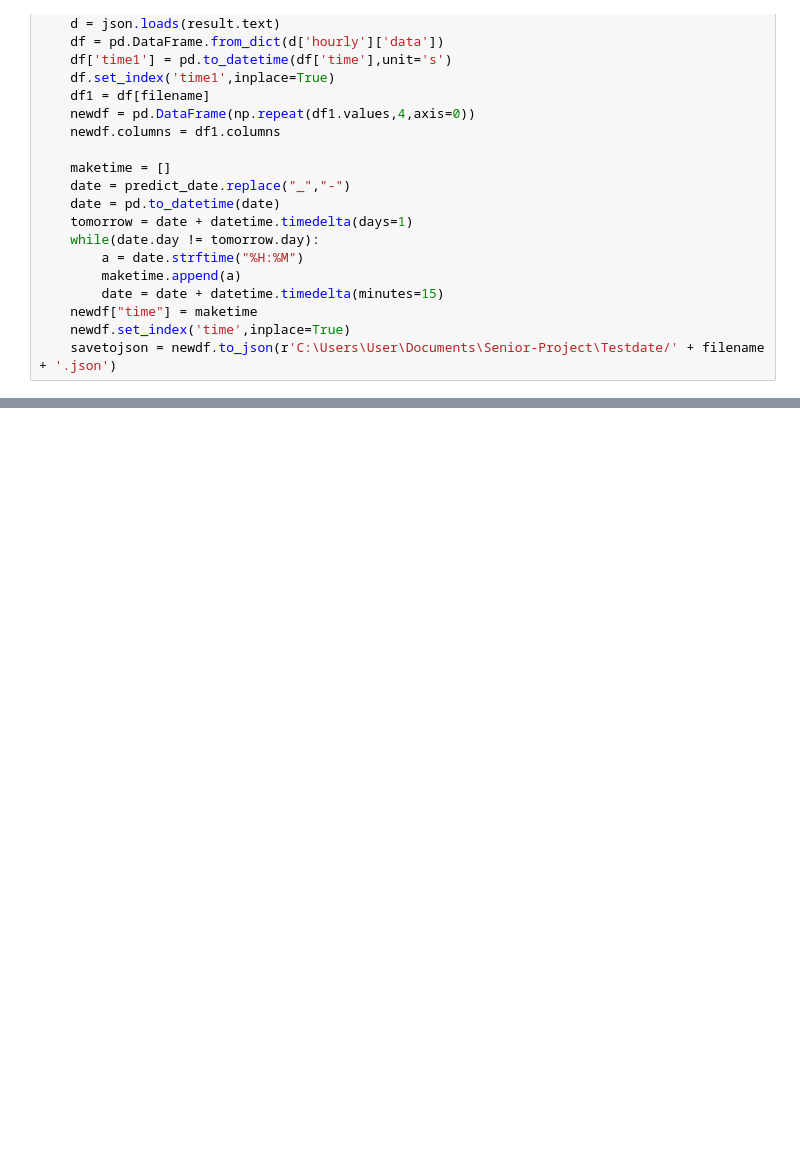
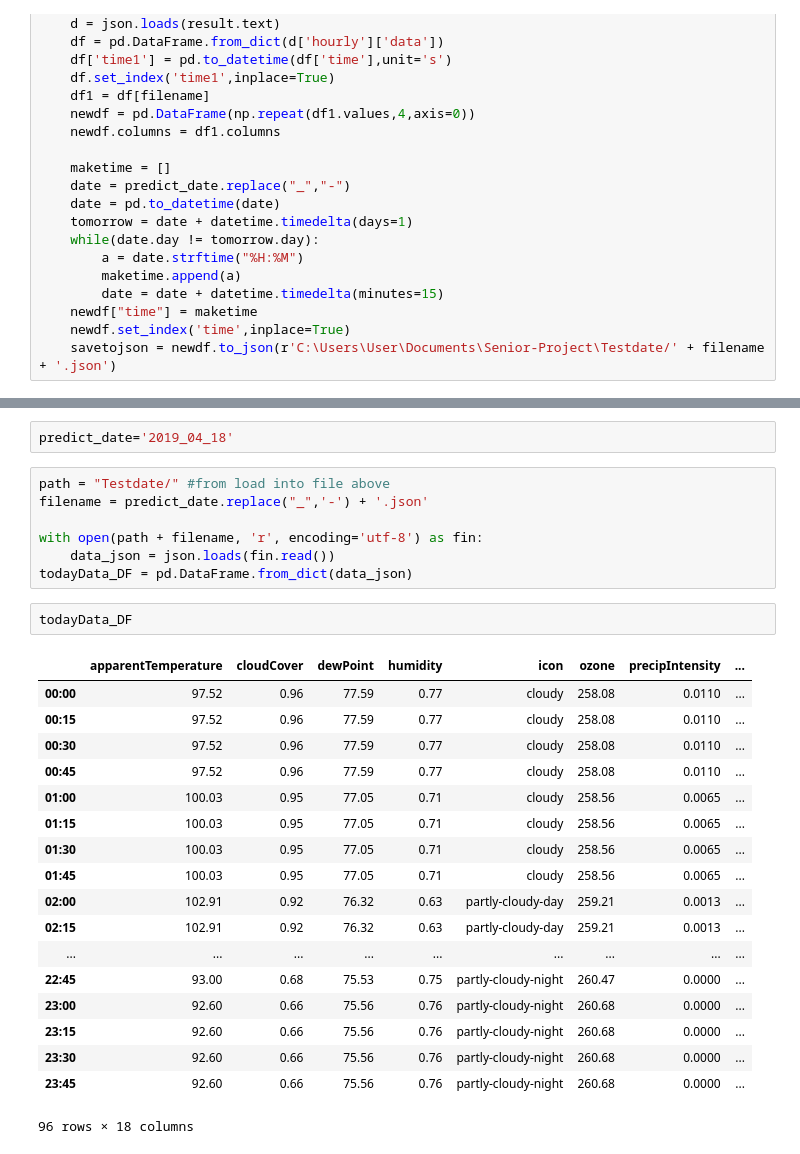
Before and after one commit to TongIDC/Senior-Project, a Jupyter notebook: Predictgen Real time.ipynb, the cells around one changed output, grey strips where cells are left out. Saved outputs shown, nothing was run; the diff lists cells and outputs as text; blank space fills up the shorter version.

```diff
--- a/Predictgen Real time.ipynb
+++ b/Predictgen Real time.ipynb
@@ -132,0 +135,30 @@ def loadjson(predict_date):
+# %%
+predict_date='2019_04_18'
+# %%
+path = "Testdate/" #from load into file above
+filename = predict_date.replace("_",'-') + '.json'
+
+with open(path + filename, 'r', encoding='utf-8') as fin:
+    data_json = json.loads(fin.read())
+todayData_DF = pd.DataFrame.from_dict(data_json)
+# %%
+todayData_DF
+# %% [output]
+|  | apparentTemperature | cloudCover | dewPoint | humidity | icon | ozone | precipIntensity | ... |
+| 00:00 | 97.52 | 0.96 | 77.59 | 0.77 | cloudy | 258.08 | 0.0110 | ... |
+| 00:15 | 97.52 | 0.96 | 77.59 | 0.77 | cloudy | 258.08 | 0.0110 | ... |
+| 00:30 | 97.52 | 0.96 | 77.59 | 0.77 | cloudy | 258.08 | 0.0110 | ... |
+| 00:45 | 97.52 | 0.96 | 77.59 | 0.77 | cloudy | 258.08 | 0.0110 | ... |
+| 01:00 | 100.03 | 0.95 | 77.05 | 0.71 | cloudy | 258.56 | 0.0065 | ... |
+| 01:15 | 100.03 | 0.95 | 77.05 | 0.71 | cloudy | 258.56 | 0.0065 | ... |
+| 01:30 | 100.03 | 0.95 | 77.05 | 0.71 | cloudy | 258.56 | 0.0065 | ... |
+| 01:45 | 100.03 | 0.95 | 77.05 | 0.71 | cloudy | 258.56 | 0.0065 | ... |
+| 02:00 | 102.91 | 0.92 | 76.32 | 0.63 | partly-cloudy-day | 259.21 | 0.0013 | ... |
+| 02:15 | 102.91 | 0.92 | 76.32 | 0.63 | partly-cloudy-day | 259.21 | 0.0013 | ... |
+| ... | ... | ... | ... | ... | ... | ... | ... | ... |
+| 22:45 | 93.00 | 0.68 | 75.53 | 0.75 | partly-cloudy-night | 260.47 | 0.0000 | ... |
+| 23:00 | 92.60 | 0.66 | 75.56 | 0.76 | partly-cloudy-night | 260.68 | 0.0000 | ... |
+| 23:15 | 92.60 | 0.66 | 75.56 | 0.76 | partly-cloudy-night | 260.68 | 0.0000 | ... |
+| 23:30 | 92.60 | 0.66 | 75.56 | 0.76 | partly-cloudy-night | 260.68 | 0.0000 | ... |
+| 23:45 | 92.60 | 0.66 | 75.56 | 0.76 | partly-cloudy-night | 260.68 | 0.0000 | ... |
+96 rows × 18 columns
```
Also changed, not shown: parts of 5 cells of this notebook, 2 other files.
